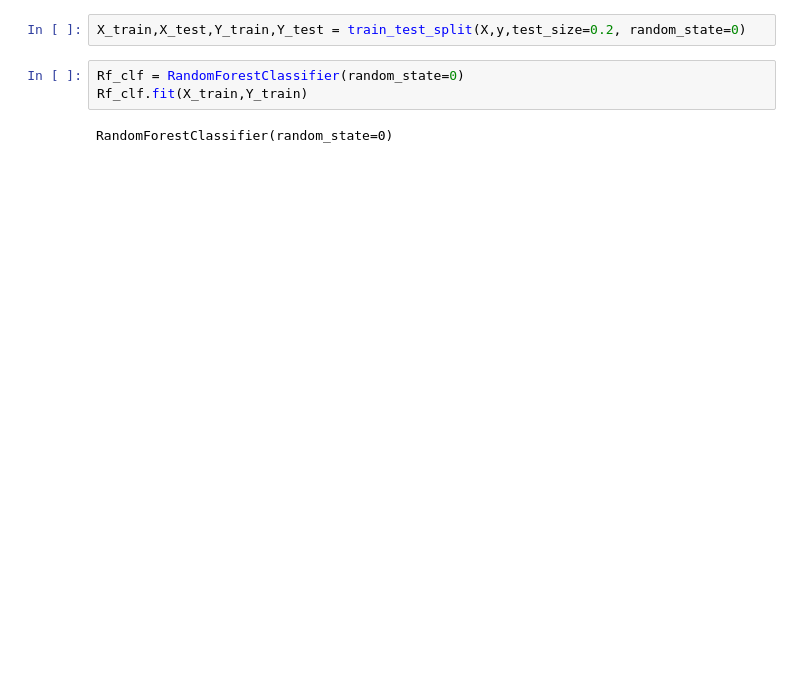
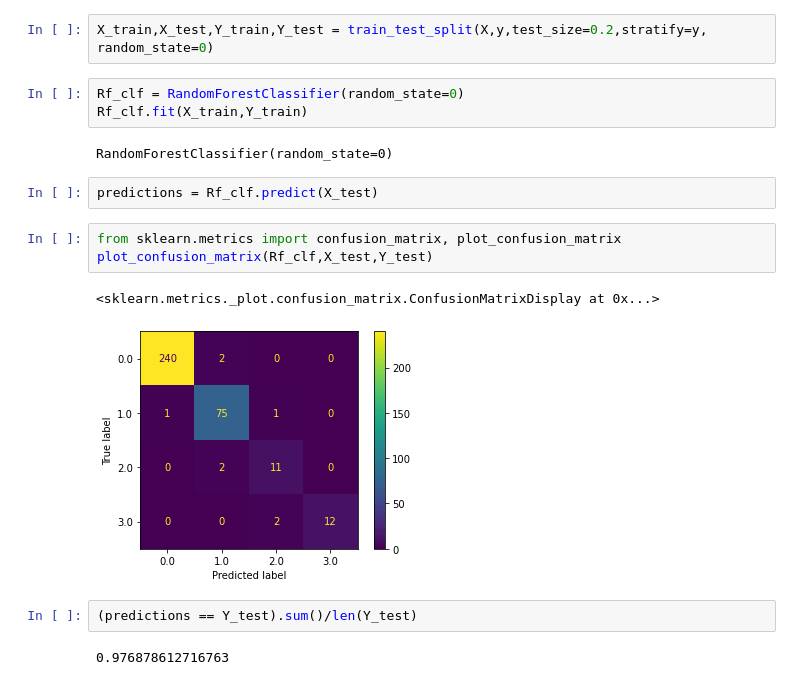
Before and after one commit to Marzipan78/feb_debrief, a Jupyter notebook: cardata.ipynb, the cells around one changed output. Saved outputs shown, nothing was run; the diff lists cells and outputs as text; blank space fills up the shorter version.

```diff
--- a/cardata.ipynb
+++ b/cardata.ipynb
@@ -146,9 +146,21 @@ X,y=new_df[:,:-1], new_df[:,-1]
 # %% [markdown]
 ### Splitting the data and classiifying
 # %%
-X_train,X_test,Y_train,Y_test = train_test_split(X,y,test_size=0.2, random_state=0)
+X_train,X_test,Y_train,Y_test = train_test_split(X,y,test_size=0.2,stratify=y, random_state=0)
 # %%
 Rf_clf = RandomForestClassifier(random_state=0)
 Rf_clf.fit(X_train,Y_train)
 # %% [output]
 RandomForestClassifier(random_state=0)
+# %%
+predictions = Rf_clf.predict(X_test)
+# %%
+from sklearn.metrics import confusion_matrix, plot_confusion_matrix
+plot_confusion_matrix(Rf_clf,X_test,Y_test)
+# %% [output]
+<sklearn.metrics._plot.confusion_matrix.ConfusionMatrixDisplay at 0x...>
+[figure, added]
+# %%
+(predictions == Y_test).sum()/len(Y_test)
+# %% [output]
+0.976878612716763
```
